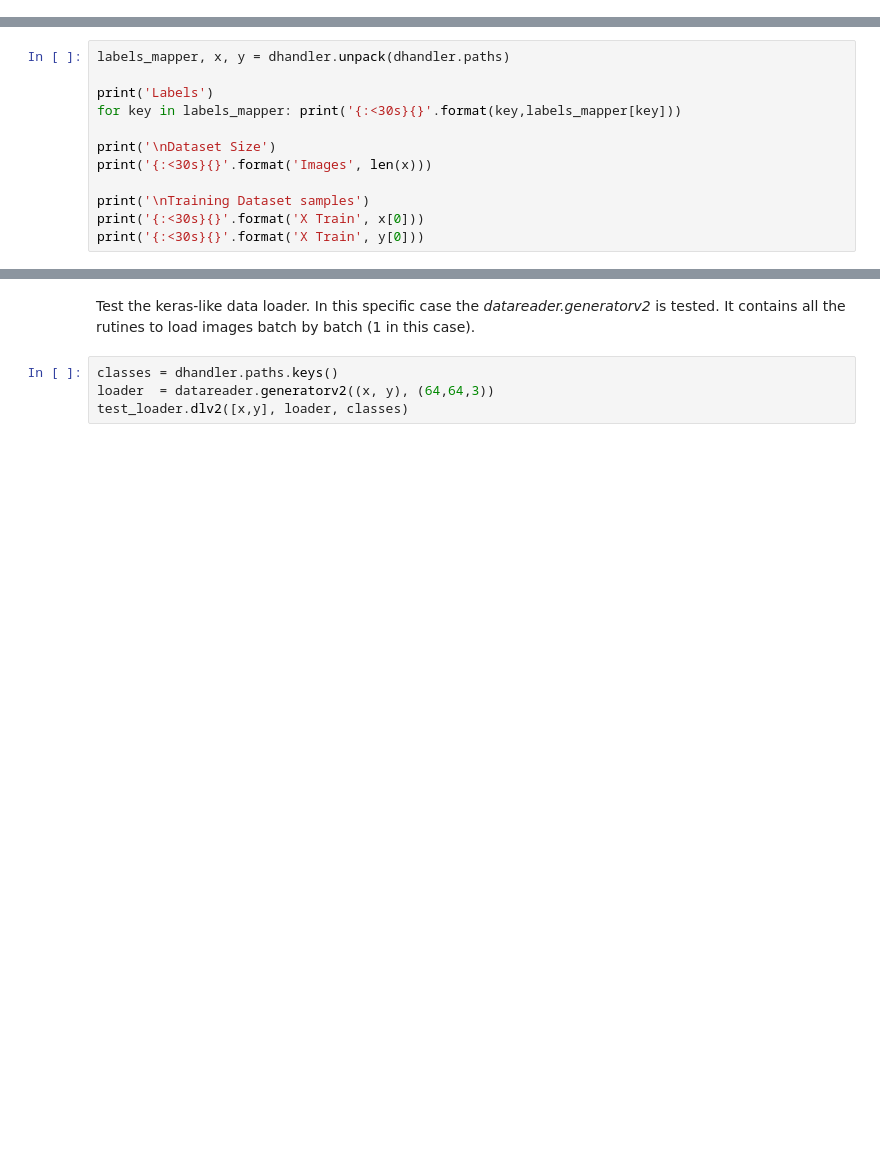
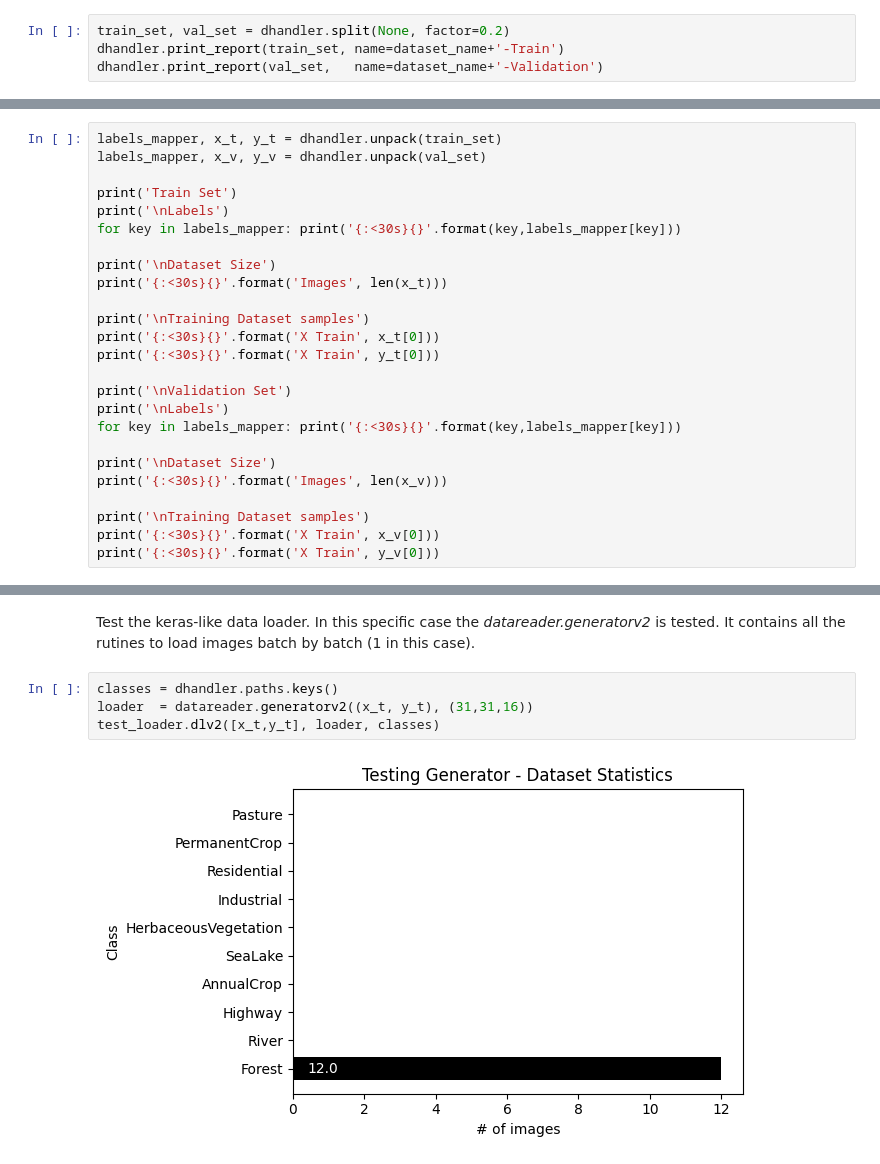
Before and after one commit to alessandrosebastianelli/quanv4eo, a Jupyter notebook: QuantumConvolutionalNeuralNetworks.ipynb, the cells around one changed output, grey strips where cells are left out. Cells and saved outputs as stored; diff of their text form; blank space fills up the shorter version.

```diff
--- a/QuantumConvolutionalNeuralNetworks.ipynb
+++ b/QuantumConvolutionalNeuralNetworks.ipynb
@@ -48,0 +64,4 @@ dhandler.print_report(name=dataset_name)
+# %%
+train_set, val_set = dhandler.split(None, factor=0.2)
+dhandler.print_report(train_set, name=dataset_name+'-Train')
+dhandler.print_report(val_set,   name=dataset_name+'-Validation')
@@ -49,14 +86,27 @@ dhandler.print_report(name=dataset_name)
 # %% [markdown]
 The **unpack** function trasforms the dataset from a dictionary to an array. It assigns also the label to each image and returns a dictionary mapping the labels with the class name
 # %%
-labels_mapper, x, y = dhandler.unpack(dhandler.paths)
+labels_mapper, x_t, y_t = dhandler.unpack(train_set)
+labels_mapper, x_v, y_v = dhandler.unpack(val_set)
 
-print('Labels')
+print('Train Set')
+print('\nLabels')
 for key in labels_mapper: print('{:<30s}{}'.format(key,labels_mapper[key]))
 
 print('\nDataset Size')
-print('{:<30s}{}'.format('Images', len(x)))
+print('{:<30s}{}'.format('Images', len(x_t)))
 
 print('\nTraining Dataset samples')
-print('{:<30s}{}'.format('X Train', x[0]))
-print('{:<30s}{}'.format('X Train', y[0]))
+print('{:<30s}{}'.format('X Train', x_t[0]))
+print('{:<30s}{}'.format('X Train', y_t[0]))
+
+print('\nValidation Set')
+print('\nLabels')
+for key in labels_mapper: print('{:<30s}{}'.format(key,labels_mapper[key]))
+
+print('\nDataset Size')
+print('{:<30s}{}'.format('Images', len(x_v)))
+
+print('\nTraining Dataset samples')
+print('{:<30s}{}'.format('X Train', x_v[0]))
+print('{:<30s}{}'.format('X Train', y_v[0]))
@@ -64,5 +132,7 @@ print('{:<30s}{}'.format('X Train', y[0]))
 Test the keras-like data loader. In this specific case the *datareader.generatorv2* is tested. It contains all the rutines to load images batch by batch (1 in this case).
 # %%
 classes = dhandler.paths.keys()
-loader  = datareader.generatorv2((x, y), (64,64,3))
-test_loader.dlv2([x,y], loader, classes)
+loader  = datareader.generatorv2((x_t, y_t), (31,31,16))
+test_loader.dlv2([x_t,y_t], loader, classes)
+# %% [output]
+[figure, added]
```
Also changed, not shown: parts of 13 cells of this notebook, 3 other files.
